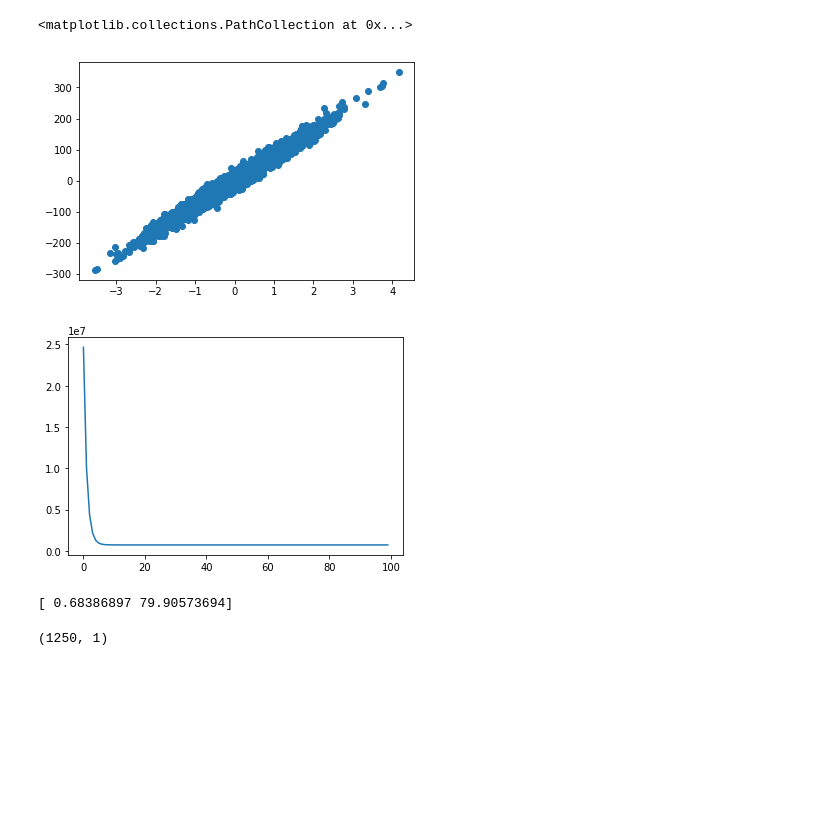
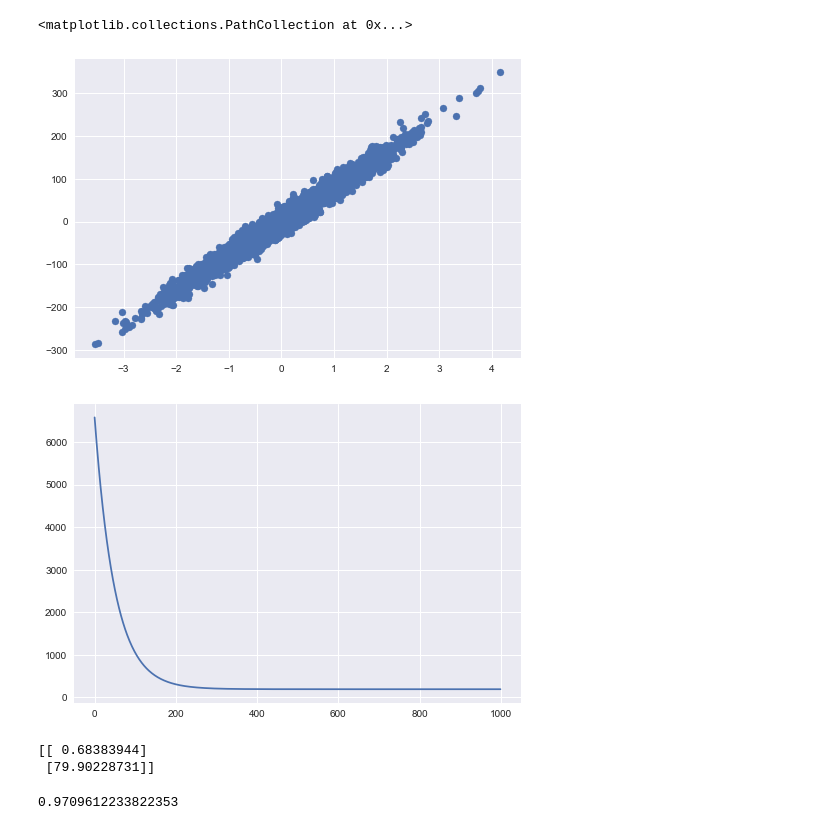
Before and after one commit to mrFahrenhiet/Success-Calulator-and-Predictor, a Jupyter notebook: main.ipynb, the cells around one changed output. Saved outputs shown, nothing was run; the diff lists cells and outputs as text; code cells hidden in the pictures; blank space fills up the shorter version.

```diff
--- a/main.ipynb
+++ b/main.ipynb
@@ -8,6 +9,7 @@ df2 = pd.read_csv('./Training_Data/Linear_Y_Train.csv')
 # %%
 x = df1.values
 y = df2.values
+plt.style.use('seaborn')
 # %%
 plt.scatter(x,y)
 # %% [output]
@@ -16,3 +18,6 @@ plt.scatter(x,y)
 # %%
-X = (x-x.mean())/x.std()
+X2 = (x-x.mean())/x.std()
 Y = y
+ones = np.ones((X2.shape[0],1))
+X = np.hstack((ones,X2))
+print(X)
@@ -19,5 +32,5 @@ Y = y
 # %%
-plt.scatter(X,Y)
+plt.scatter(X[:,-1],Y)
 # %% [output]
 <matplotlib.collections.PathCollection at 0x...>
-[figure, old version]
+[figure, new version]
@@ -52,11 +67,18 @@ def gradient_desent(X,Y,lr=0.0001):
 # %%
-final_t,e = gradient_desent(X,Y)
+final_t,e = gradient_decent(X,Y)
 plt.plot(e)
 plt.show()
 print(final_t)
 # %% [output]
-[figure, old version]
+[figure, new version]
-[ 0.68386897 79.90573694]
+[[ 0.68383944]
+ [79.90228731]]
+# %%
+lr = LinearRegression()
+lr.fit(X,Y)
+lr.score(X,Y)
+# %% [output]
+0.9709612233822353
 # %%
 df3 = pd.read_csv('./Test_Data/Linear_X_Test.csv')
 # %%
@@ -64,4 +85,0 @@ X_test = df3.values
-# %%
-X_test.shape
-# %% [output]
-(1250, 1)
```
Also changed, not shown: parts of 19 cells of this notebook, 8 other files.
